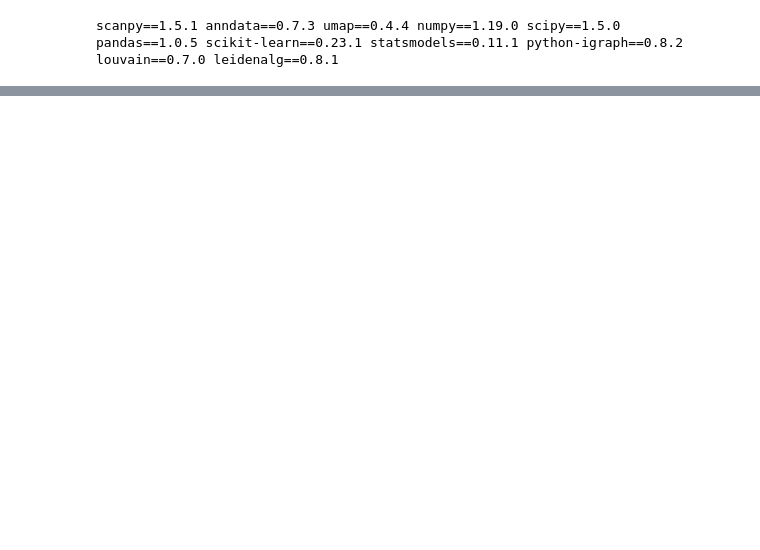
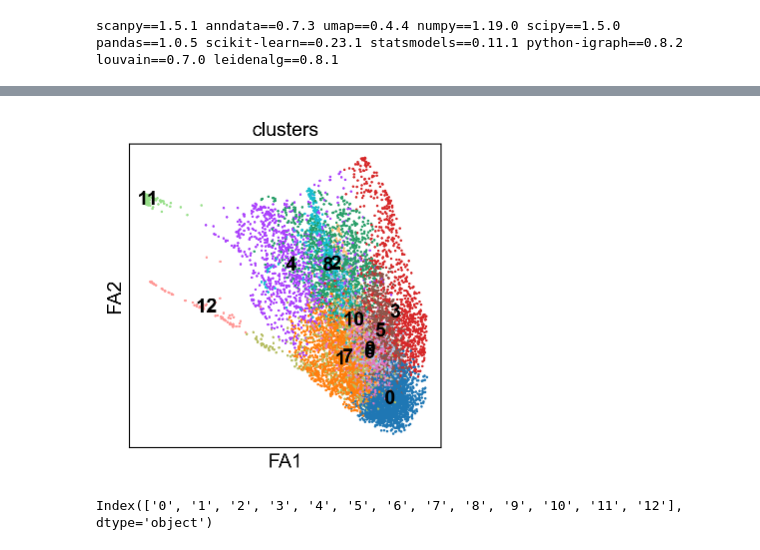
Before and after one commit to reangdeba/compbio, a Jupyter notebook: notebooks/zebrafish_custom_dataset.ipynb, the cells around one changed output, grey strips where cells are left out. Cells and saved outputs as stored; diff of their text form; code cells hidden in the pictures; blank space fills up the shorter version.

```diff
--- a/notebooks/zebrafish_custom_dataset.ipynb
+++ b/notebooks/zebrafish_custom_dataset.ipynb
@@ -39,0 +85,13 @@ WARNING: Some cells have total count of genes equal to zero
+# %%
+# this gives generic cluster names like 1, 2, so on.
+# would be much more useful if I knew the cluster names
+adata.obs['clusters'] = adata.obs['leiden']
+adata.rename_categories('clusters', [str(i) for i in range(len(adata.obs['clusters'].cat.categories))])
+# %%
+sc.pl.draw_graph(adata, color='clusters', legend_loc='on data')
+# %% [output]
+[figure, added]
+# %%
+adata.obs['clusters'].cat.categories
+# %% [output]
+Index(['0', '1', '2', '3', '4', '5', '6', '7', '8', '9', '10', '11', '12'], dtype='object')
```
Also changed, not shown: parts of 27 cells of this notebook, 1 other file.
